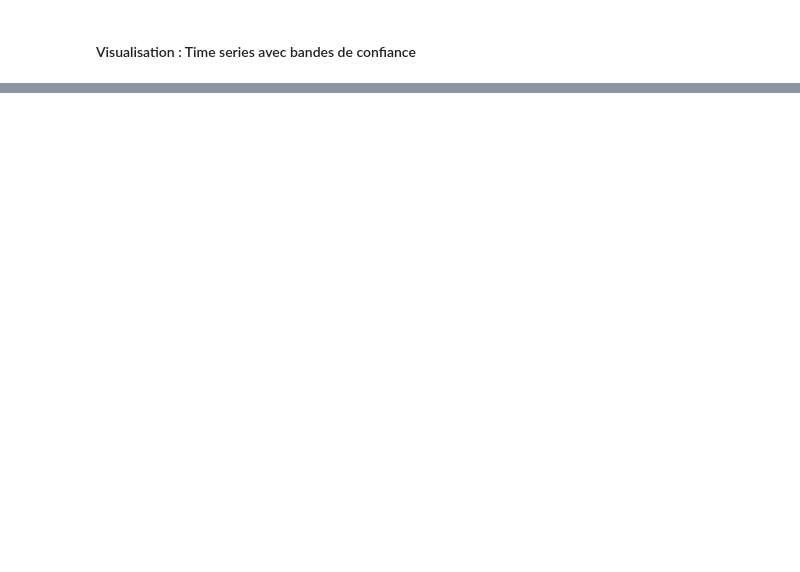
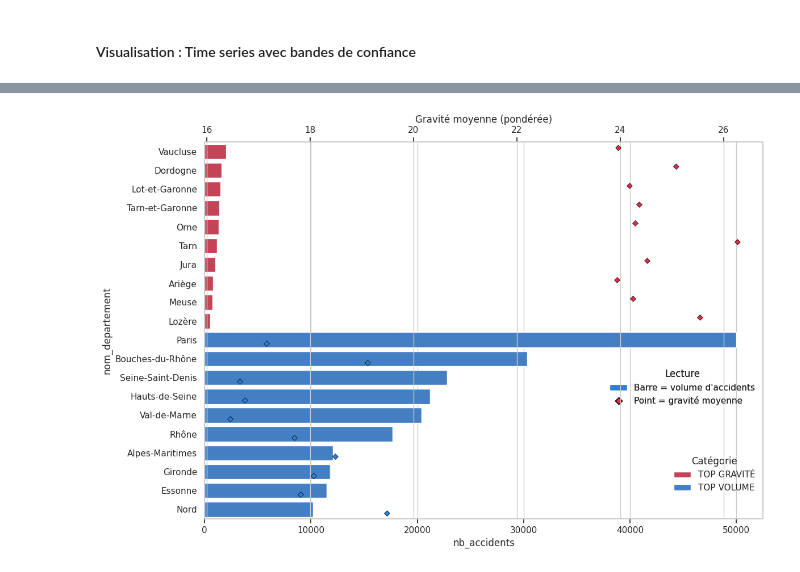
Before and after one commit to LounesAbd/Projet-1-Simplon-Data-Engineer-2025---Mighty-Mosquitoes, a Jupyter notebook: analytics/analyse_accidents_template.ipynb, the cells around one changed output, grey strips where cells are left out. Drawn from its saved outputs; the diff is of its cells as text; code cells hidden in the pictures; blank space fills up the shorter version.

```diff
--- a/analytics/analyse_accidents_template.ipynb
+++ b/analytics/analyse_accidents_template.ipynb
@@ -63,0 +73,10 @@ print("✅ Packages importés avec succès")
+# %%
+try:
+    ROOT_DIR = Path(__file__).resolve().parents[1]
+except NameError:
+    ROOT_DIR = Path.cwd().parent
+
+CONFIG_PATH = ROOT_DIR / "config.yml"
+SQL_FILES_PATH = ROOT_DIR / "analytics" /"sql"
+print(CONFIG_PATH)
+print(SQL_FILES_PATH)
@@ -64,3 +97,7 @@ print("✅ Packages importés avec succès")
+# %%
+conf = load_config(CONFIG_PATH)
+db_conf = conf['database']
+sql_file_conf = conf['sqlfile']
 # %%
 # 🔄 Rechargement automatique des modules (utile pour le développement)
 # Permet de modifier mock_data.py sans redémarrer le kernel
@@ -665,0 +2070,6 @@ fig.show()
+# %%
+5.3
+section='5'
+chapitre='3'
+df_5_3 =execute_sql_to_df(db_conf, db_conf["db_accm"], SQL_FILES_PATH/sql_file_conf["sections"][f"section_{section}"]["file"],sql_file_conf["sections"][f"section_{section}"]["name"],sql_file_conf["sections"][f"section_{section}"]["chapitres"][f"chapitre_{chapitre}"])
+df_5_3.head()
@@ -665,0 +2100,64 @@ fig.show()
+# %%
+from matplotlib.lines import Line2D
+from matplotlib.patches import Patch
+
+df = df_5_3
+
+sns.set_theme(style="whitegrid")
+fig, ax1 = plt.subplots(figsize=(12, 8))
+
+palette = {"TOP VOLUME": "#2F7ED8", "TOP GRAVITÉ": "#D82F48"}
+sns.barplot(
+    data=df,
+    y="nom_departement",
+    x="nb_accidents",
+    hue="categorie",
+    palette=palette,
+    orient="h",
+    ax=ax1
+)
+
+cat_handles, cat_labels = ax1.get_legend_handles_labels()
+cat_leg = ax1.legend(
+    cat_handles,
+    cat_labels,
+    title="Catégorie",
+    loc="lower right",
+    bbox_to_anchor=(1, 0.05)  # ajuste un peu si besoin
+)
+ax1.add_artist(cat_leg)
+
+symbol_handles = [
+    Patch(facecolor="#2F7ED8", label="Barre = volume d'accidents"),
+    Line2D([0], [0], color="#000000", marker="D", linestyle="None",
+           markerfacecolor="#D82F48", markeredgecolor="black",
+           label="Point = gravité moyenne")
+]
+symbol_leg = ax1.legend(
+    handles=symbol_handles,
+    title="Lecture",
+    loc="lower right",
+    bbox_to_anchor=(1, 0.28)  # pile juste au-dessus de l’autre
+)
+ax1.add_artist(symbol_leg)
+
+ax2 = ax1.twiny()
+sns.stripplot(
+    data=df,
+    y="nom_departement",
+    x="gravite_moyenne",
+    hue="categorie",
+    palette=palette,
+    ax=ax2,
+    orient="h",
+    dodge=True,
+    marker="D",
+    edgecolor="black",
+    linewidth=0.5,
+    legend=False
+)
+ax2.set_xlabel("Gravité moyenne (pondérée)")
+plt.tight_layout()
+plt.show()
+# %% [output]
+[figure, added]
```
Also changed, not shown: parts of 80 cells of this notebook, 13 other files.
